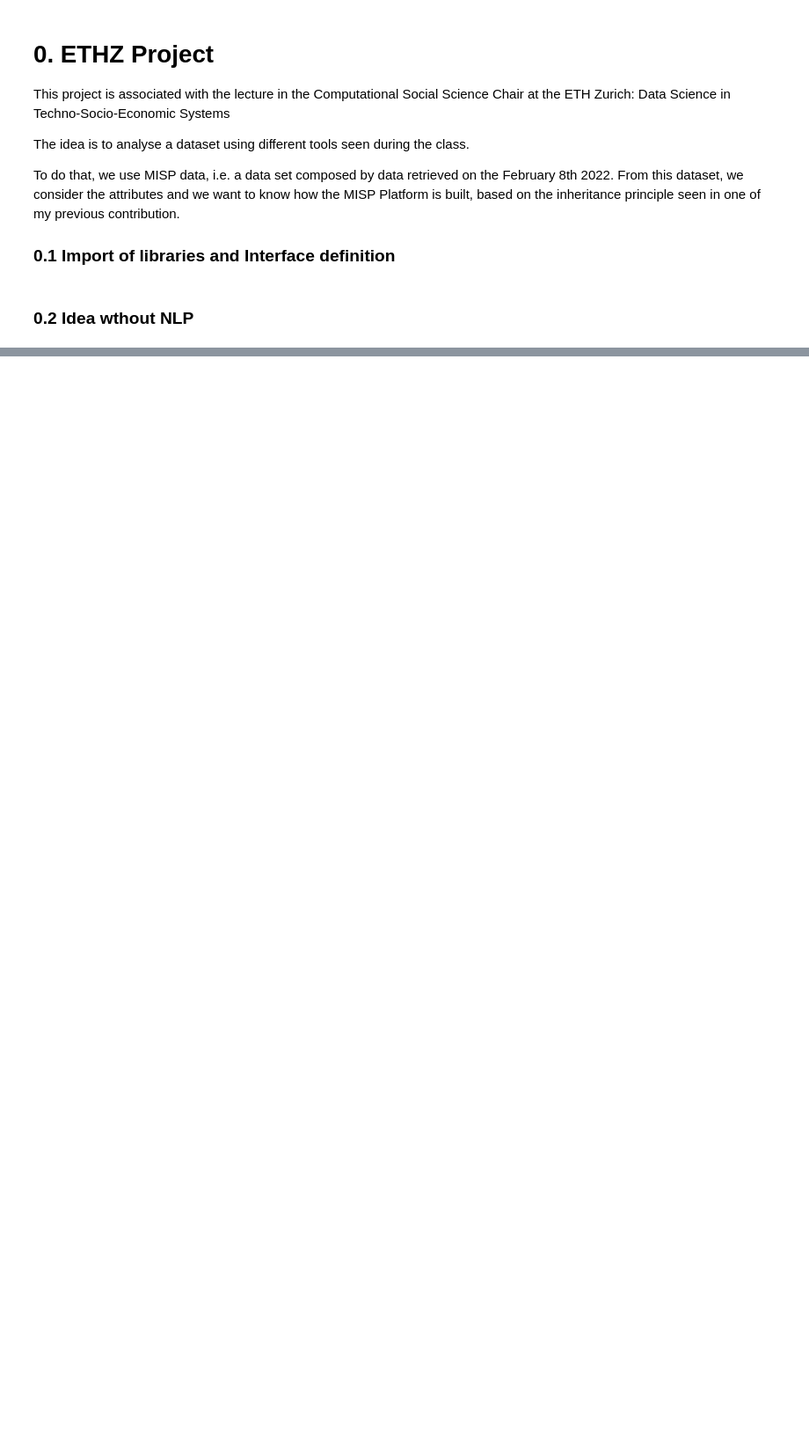
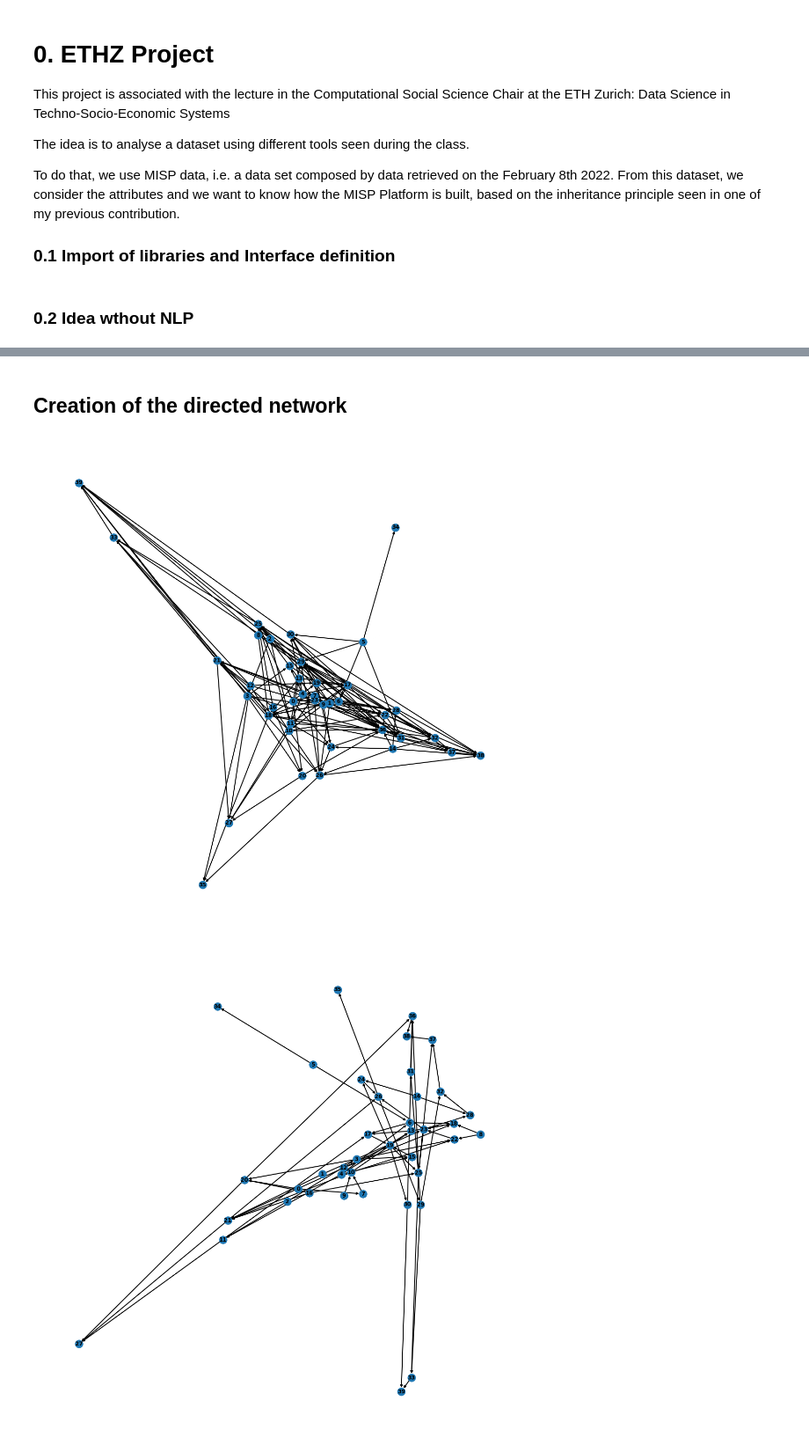
Before and after one commit to Eisbrecher-59/ETHZ_Project, a Jupyter notebook: ETHZ_Project-Try.ipynb, the cells around one changed output, grey strips where cells are left out. Shown at 88% size. Saved outputs shown, nothing was run; the diff lists cells and outputs as text; code cells hidden in the pictures; blank space fills up the shorter version.

```diff
--- a/ETHZ_Project-Try.ipynb
+++ b/ETHZ_Project-Try.ipynb
@@ -67,0 +73,19 @@ nx.draw(
+# %%
+N_A = 40
+NLP = np.zeros((N_A, N_A), dtype=float)
+Edges = []
+Weighted_Edges = []
+
+for idi, i in enumerate(range(0, N_A)):
+    for idj, j in enumerate(range(0, N_A)):
+        if i < j:
+            toss = bernoulli.rvs(0.2, size=1)[0]
+            if toss == 1:
+                inheritance_percentage = np.random.random(1)
+                NLP[i, j] = inheritance_percentage
+                Edges.append([i, j])
+                Weighted_Edges.append(([i, j], inheritance_percentage))
+
+df = pd.DataFrame(NLP)
+print(type(df))
+# print(Edges)
@@ -67,0 +110,36 @@ nx.draw(
+# %% [markdown]
+## Creation of the directed network
+# %%
+# Create a networkx graph object
+my_graph = nx.DiGraph(directed=True)
+# Add edges to to the graph object
+# Each tuple represents an edge between two nodes
+my_graph.add_edges_from(Edges)
+my_graph_red = nx.transitive_reduction(my_graph)
+
+
+# Draw the resulting graph
+plt.figure(1, figsize=(15, 15))
+nx.draw(
+    my_graph,
+    with_labels=True,
+    width=2.0,
+    font_weight="bold",
+    arrowstyle="-|>",
+    arrowsize=10,
+)
+
+plt.figure(2, figsize=(15, 15))
+nx.draw(
+    my_graph_red,
+    with_labels=True,
+    width=2.0,
+    font_weight="bold",
+    arrowstyle="-|>",
+    arrowsize=10,
+)
+
+plt.show()
+# %% [output]
+[figure, added]
+[figure, added]
```
Also changed, not shown: parts of 19 cells of this notebook, 4 other files.
